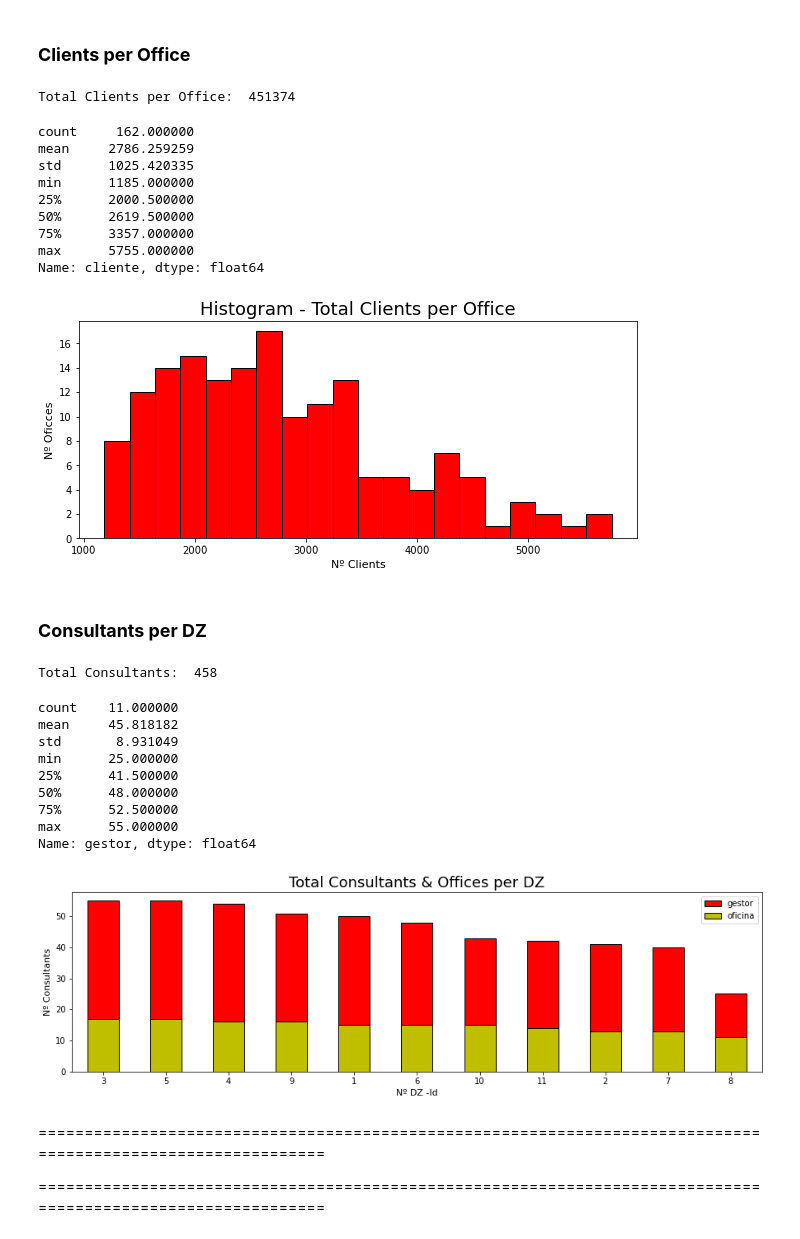
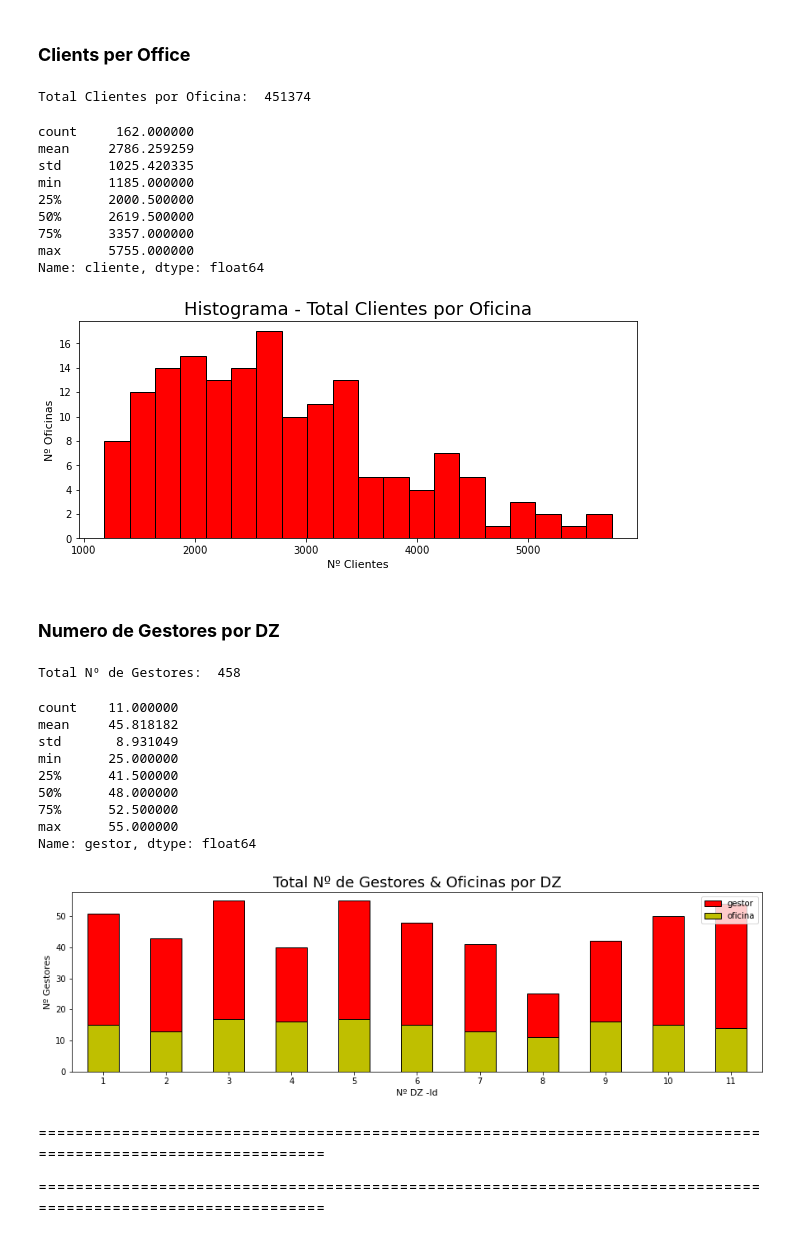
Before and after one commit to romayana/Financial-Product-Sales-Forecast-Model, a Jupyter notebook: Exploratory Data Analysis/EDA.ipynb, the cells around one changed output. Saved outputs shown, nothing was run; the diff lists cells and outputs as text; code cells hidden in the pictures.

```diff
--- a/Exploratory Data Analysis/EDA.ipynb
+++ b/Exploratory Data Analysis/EDA.ipynb
@@ -188,17 +192,17 @@ Name: cliente, dtype: float64
 # %% [markdown]
 ### __Clients per Office__
 # %%
-print('Total Clients per Office: ', df['cliente'].nunique())
+print('Total Clientes por Oficina: ', df['cliente'].nunique())
 total_Clients_per_Office = df.groupby('oficina')['cliente'].nunique().sort_values(ascending = False)
 total_Clients_per_Office.plot(kind = 'hist',legend = '', grid = False, color = 'r',
                             rot = True, edgecolor = 'black',linewidth = 1 , figsize = (10,4), bins = 20);
-plt.title('Histogram - Total Clients per Office', fontsize = 18)
-plt.xlabel('Nº Clients', fontsize = 11)
-plt.ylabel('Nº Oficces', fontsize = 11)
-plt.savefig('C:/Users/manue/TFM/Financial-Product-Sales-Forecast-Model/Pictures/EDA-Total Clients per Office.png', dpi=75,bbox_inches='tight')
+plt.title('Histograma - Total Clientes por Oficina', fontsize = 18)
+plt.xlabel('Nº Clientes', fontsize = 11)
+plt.ylabel('Nº Oficinas', fontsize = 11)
+plt.savefig('C:/Users/manue/TFM/Financial-Product-Sales-Forecast-Model/Images/EDA-Total Clientes por Oficina.png', dpi=75,bbox_inches='tight')
 df.groupby('oficina')['cliente'].nunique().describe()
 # %% [output]
-Total Clients per Office:  451374
+Total Clientes por Oficina:  451374
 count     162.000000
 mean     2786.259259
 std      1025.420335
@@ -208,38 +212,37 @@ min      1185.000000
 75%      3357.000000
 max      5755.000000
 Name: cliente, dtype: float64
-[figure, old version]
+[figure, new version]
-# %% [markdown]
-### __Consultants per DZ__
+# %% [markdown]
+### __Numero de Gestores por DZ__
 # %%
-# Numero de gestores por DZ
-print('Total Consultants: ', df['gestor'].nunique())
+print('Total Nº de Gestores: ', df['gestor'].nunique())
 figure, axes = plt.subplots(1,1)
-consultants_per_of = df.groupby('dz')['oficina'].nunique().sort_values(ascending = False)
-consultants_per_dz = df.groupby('dz')['gestor'].nunique().sort_values(ascending = False)
+consultants_per_of = df.groupby('dz')['oficina'].nunique()
+consultants_per_dz = df.groupby('dz')['gestor'].nunique()
 consultants_per_dz.plot( kind = 'bar',legend = 'Reverse',grid = False, color = 'r',
                             rot = True, edgecolor = 'black',linewidth = 1)
 
 consultants_per_of.plot(kind = 'bar',legend = 'Reverse',grid = False, color = 'y',
                            rot = True, edgecolor = 'black',linewidth = 1, figsize = (15,4),
                           xlabel = 'Nº Direcciones de Zona - Nº Gestores');
-plt.title('Total Consultants & Offices per DZ', fontsize = 18)
+plt.title('Total Nº de Gestores & Oficinas por DZ', fontsize = 18)
 plt.xlabel('Nº DZ -Id', fontsize = 11)
-plt.ylabel('Nº Consultants', fontsize = 11)
-plt.savefig('C:/Users/manue/TFM/Financial-Product-Sales-Forecast-Model/Pictures/EDA-Total Consultants & Offices per DZ.png', dpi=75,bbox_inches='tight')
+plt.ylabel('Nº Gestores', fontsize = 11)
+plt.savefig('C:/Users/manue/TFM/Financial-Product-Sales-Forecast-Model/Images/EDA-Total Nº de Gestores & Oficinas por DZ.png', dpi=75,bbox_inches='tight')
 df.groupby('dz')['gestor'].nunique().describe()
 # %% [output]
-Total Consultants:  458
+Total Nº de Gestores:  458
 count    11.000000
 mean     45.818182
 std       8.931049
 min      25.000000
 25%      41.500000
 50%      48.000000
 75%      52.500000
 max      55.000000
 Name: gestor, dtype: float64
-[figure, old version]
+[figure, new version]
 # %% [markdown]
 =============================================================================================================
 
```
Also changed, not shown: parts of 177 cells of this notebook, 33 other files.
